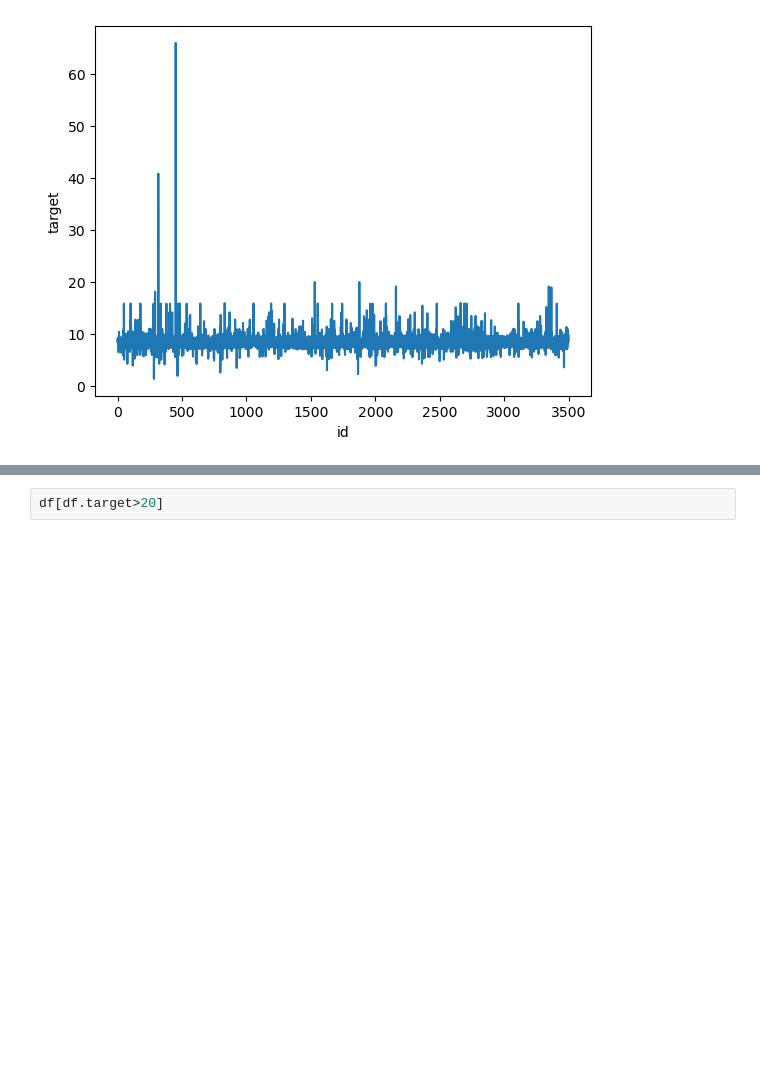
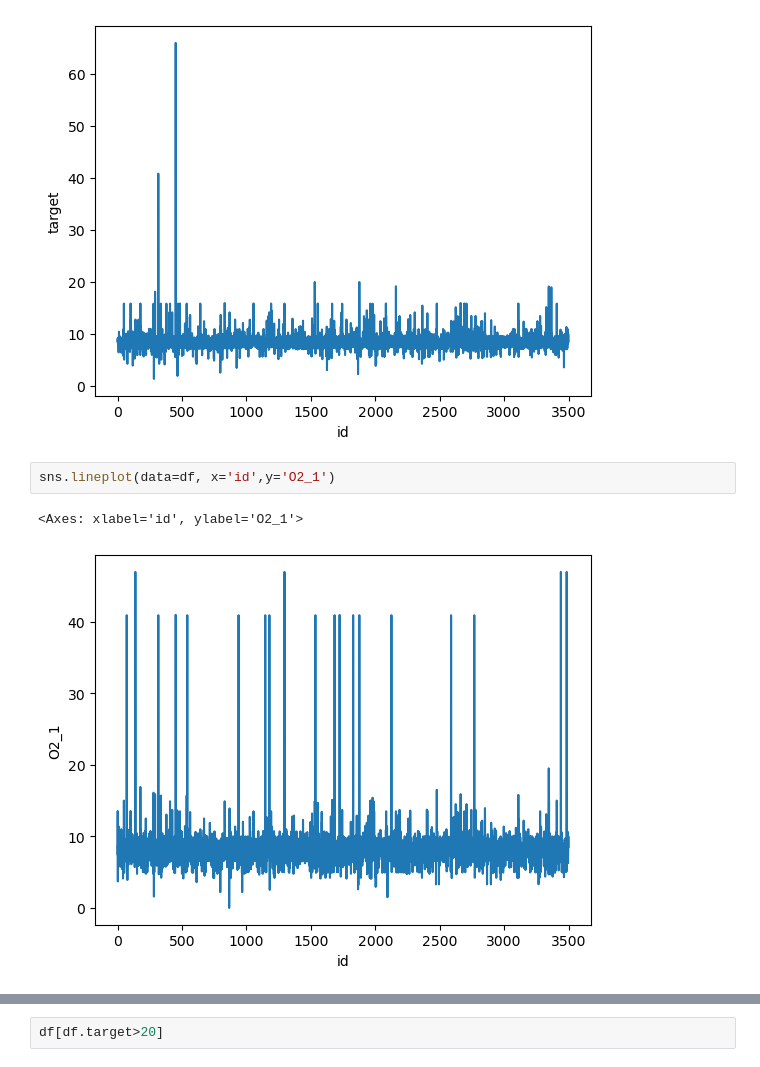
Before and after one commit to ameram/dissolved_o2_augmentation, a Jupyter notebook: playground_v8_final.ipynb, the cells around one changed output, grey strips where cells are left out. Drawn from its saved outputs; the diff is of its cells as text; blank space fills up the shorter version.

```diff
--- a/playground_v8_final.ipynb
+++ b/playground_v8_final.ipynb
@@ -129,3 +125,8 @@ sns.lineplot(data=df, x='id',y='target')
 # %% [output]
 <Axes: xlabel='id', ylabel='target'>
 [figure]
+# %%
+sns.lineplot(data=df, x='id',y='O2_1')
+# %% [output]
+<Axes: xlabel='id', ylabel='O2_1'>
+[figure, added]
```
Also changed, not shown: parts of 37 cells of this notebook.
